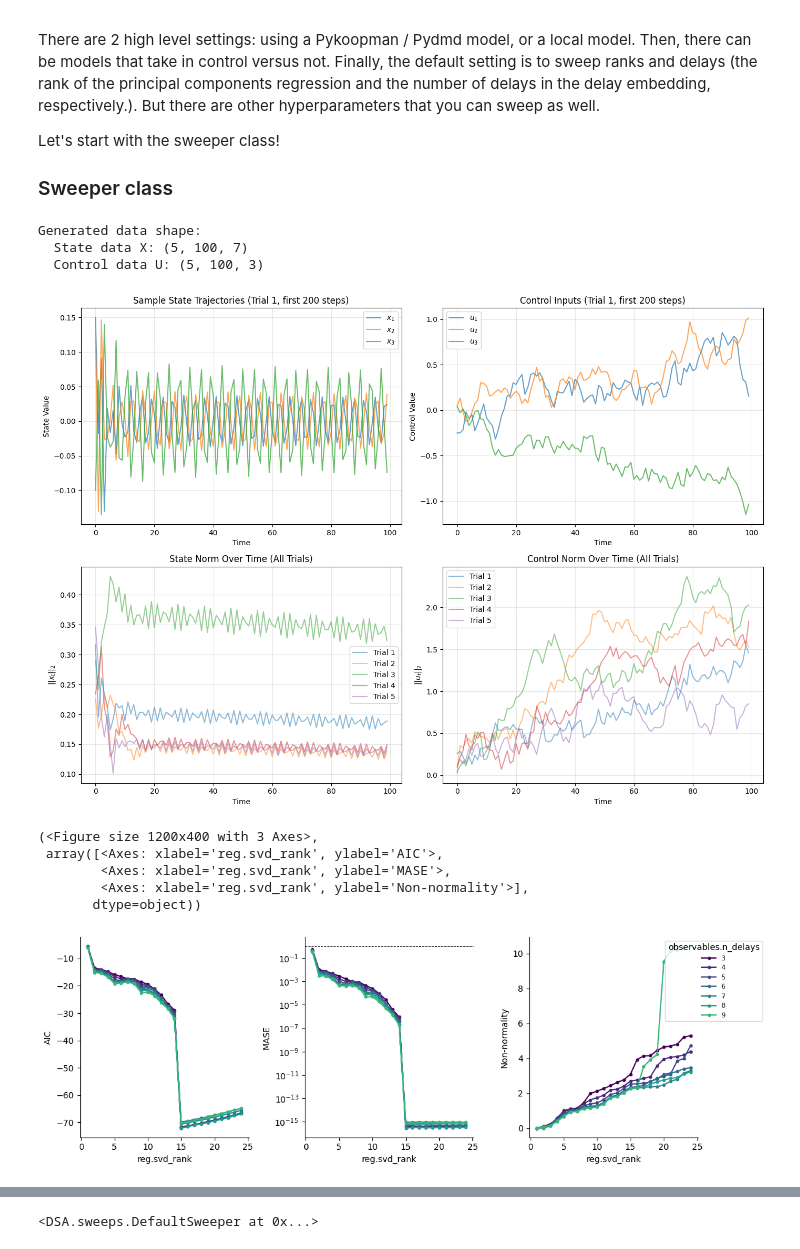
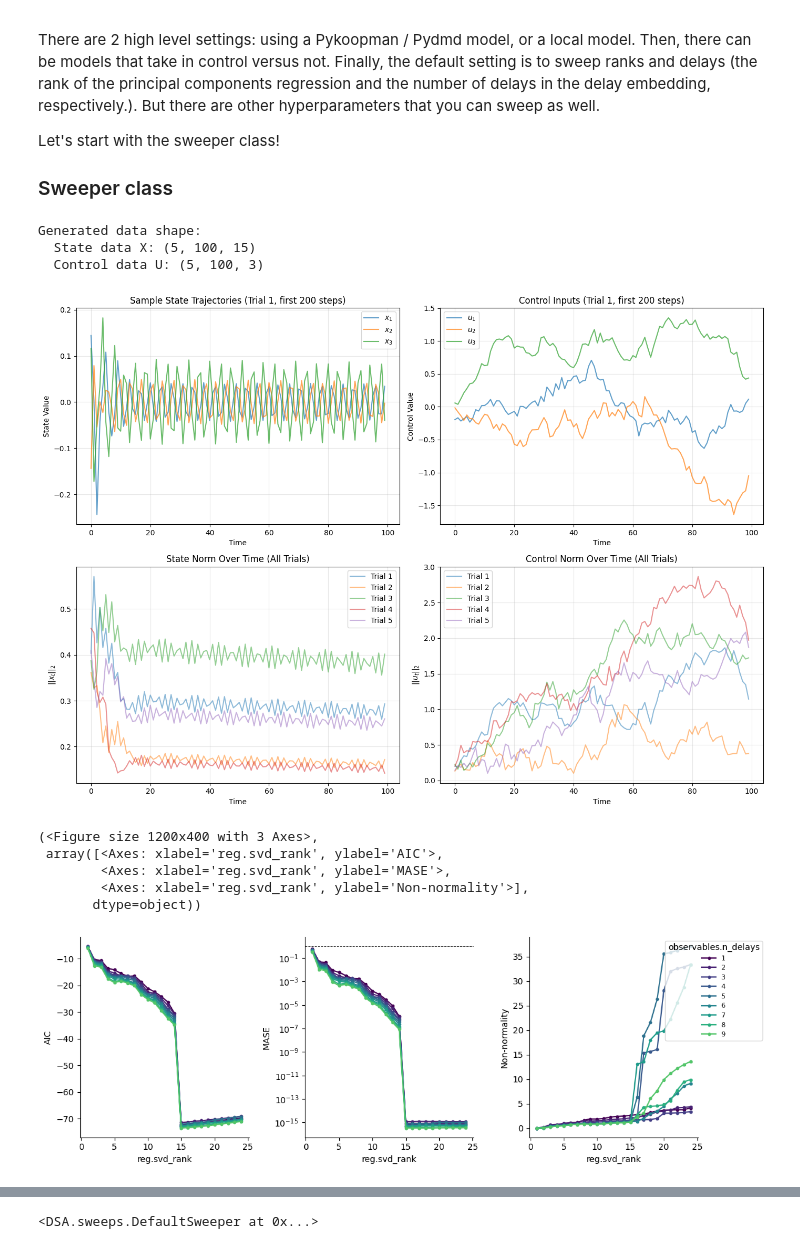
Before and after one commit to mitchellostrow/DSA, a Jupyter notebook: examples/sweep_resdmd_tutorial.ipynb, the cells around one changed output, grey strips where cells are left out. Drawn from its saved outputs; the diff is of its cells as text; code cells hidden in the pictures.

```diff
--- a/examples/sweep_resdmd_tutorial.ipynb
+++ b/examples/sweep_resdmd_tutorial.ipynb
@@ -87,14 +87,14 @@ def generate_trajectory(A, B, n_timesteps, n_trials, noise_std=0.01,use_control=
     return X, U
 
 # Generate training data
-X_train, U_train = generate_trajectory(A_true, B_true, n_timesteps, n_trials,noise_std=0.0,partial_observ_frac=0.5)
+X_train, U_train = generate_trajectory(A_true, B_true, n_timesteps, n_trials,noise_std=0.0,partial_observ_frac=1)
 
 print(f"Generated data shape:")
 print(f"  State data X: {X_train.shape}")
 print(f"  Control data U: {U_train.shape}")
 # %% [output]
 Generated data shape:
-  State data X: (5, 100, 7)
+  State data X: (5, 100, 15)
   Control data U: (5, 100, 3)
 # %%
 fig, axes = plt.subplots(2, 2, figsize=(14, 10))
@@ -144,28 +144,28 @@ ax.grid(True, alpha=0.3)
 plt.tight_layout()
 plt.show()
 # %% [output]
-[figure, old version]
+[figure, new version]
 # %%
 from DSA.sweeps import PyKoopmanSweeper
 import pykoopman as pk
 from pydmd import SubspaceDMD,DMD
 sweeper = PyKoopmanSweeper(
     data=X_train[0],
     control_data=None,
     param1_name="observables.n_delays",
-    param1_values=np.arange(3,10),
+    param1_values=np.arange(1,10),
     param2_name="reg.svd_rank",
     param2_values=np.arange(1,25),
     reseed=1,
     base_regressor_class=SubspaceDMD
     # base_regressor_class=pk.regression.DMDc,  # Must use DMDc or EDMDc
 )
 sweeper.sweep()
 sweeper.plot()
 # %% [output]
 (<Figure size 1200x400 with 3 Axes>,
  array([<Axes: xlabel='reg.svd_rank', ylabel='AIC'>,
         <Axes: xlabel='reg.svd_rank', ylabel='MASE'>,
         <Axes: xlabel='reg.svd_rank', ylabel='Non-normality'>],
        dtype=object))
-[figure, old version]
+[figure, new version]
```
Also changed, not shown: parts of 7 cells of this notebook, 1 other file.
